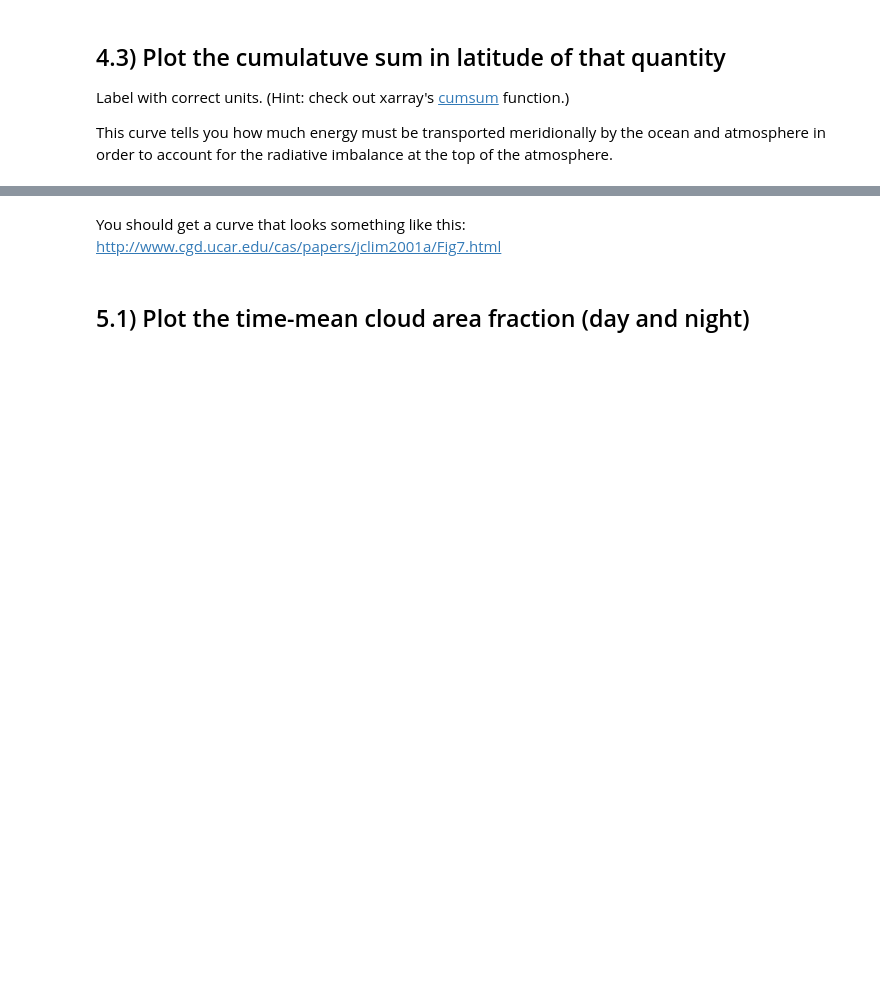
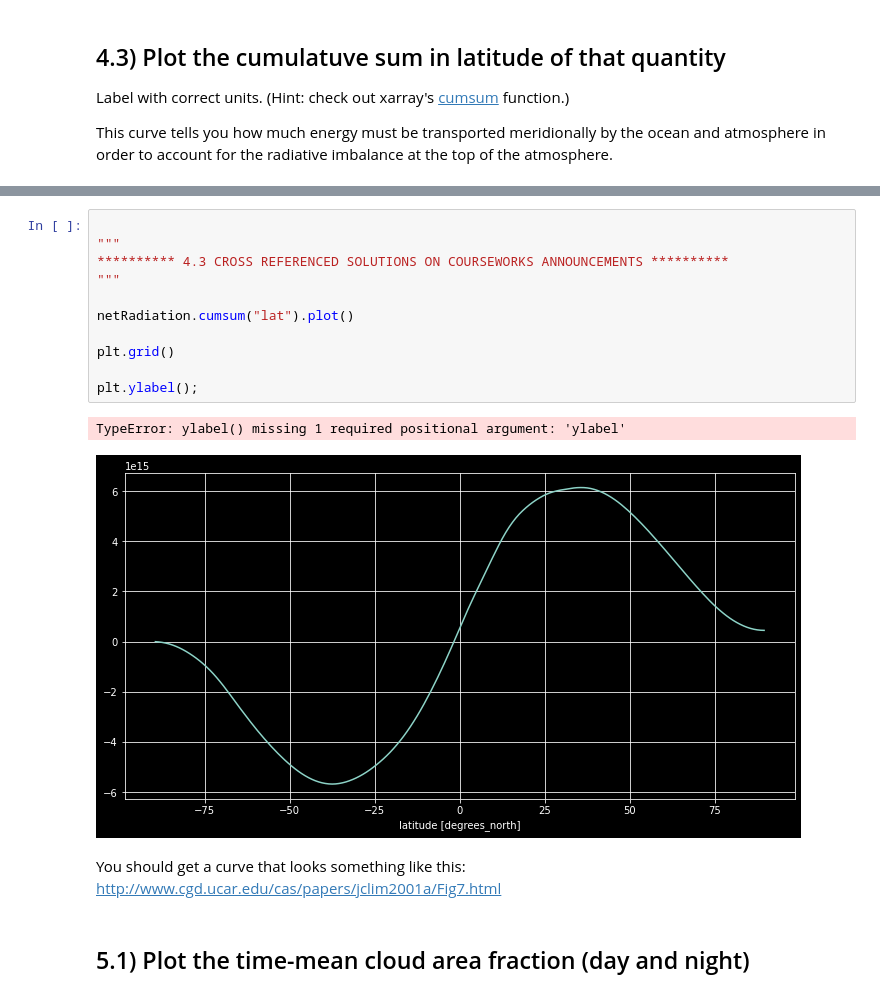
Before and after one commit to DRUFS/Tasks-Python-Research-Computing-, a Jupyter notebook: basic_xarray.ipynb, the cells around one changed output, grey strips where cells are left out. Saved outputs shown, nothing was run; the diff lists cells and outputs as text; blank space fills up the shorter version.

```diff
--- a/basic_xarray.ipynb
+++ b/basic_xarray.ipynb
@@ -554,6 +611,20 @@ np.cumsum(ds.lat).plot()
 # %% [output]
 [<matplotlib.lines.Line2D at 0x...>]
 [figure]
+# %%
+
+"""
+********** 4.3 CROSS REFERENCED SOLUTIONS ON COURSEWORKS ANNOUNCEMENTS **********
+"""
+
+netRadiation.cumsum("lat").plot()
+
+plt.grid()
+
+plt.ylabel();
+# %% [output]
+TypeError: ylabel() missing 1 required positional argument: 'ylabel'
+[figure, added]
 # %% [markdown]
 You should get a curve that looks something like this: http://www.cgd.ucar.edu/cas/papers/jclim2001a/Fig7.html
 # %% [markdown]
```
Also changed, not shown: parts of 7 cells of this notebook.
